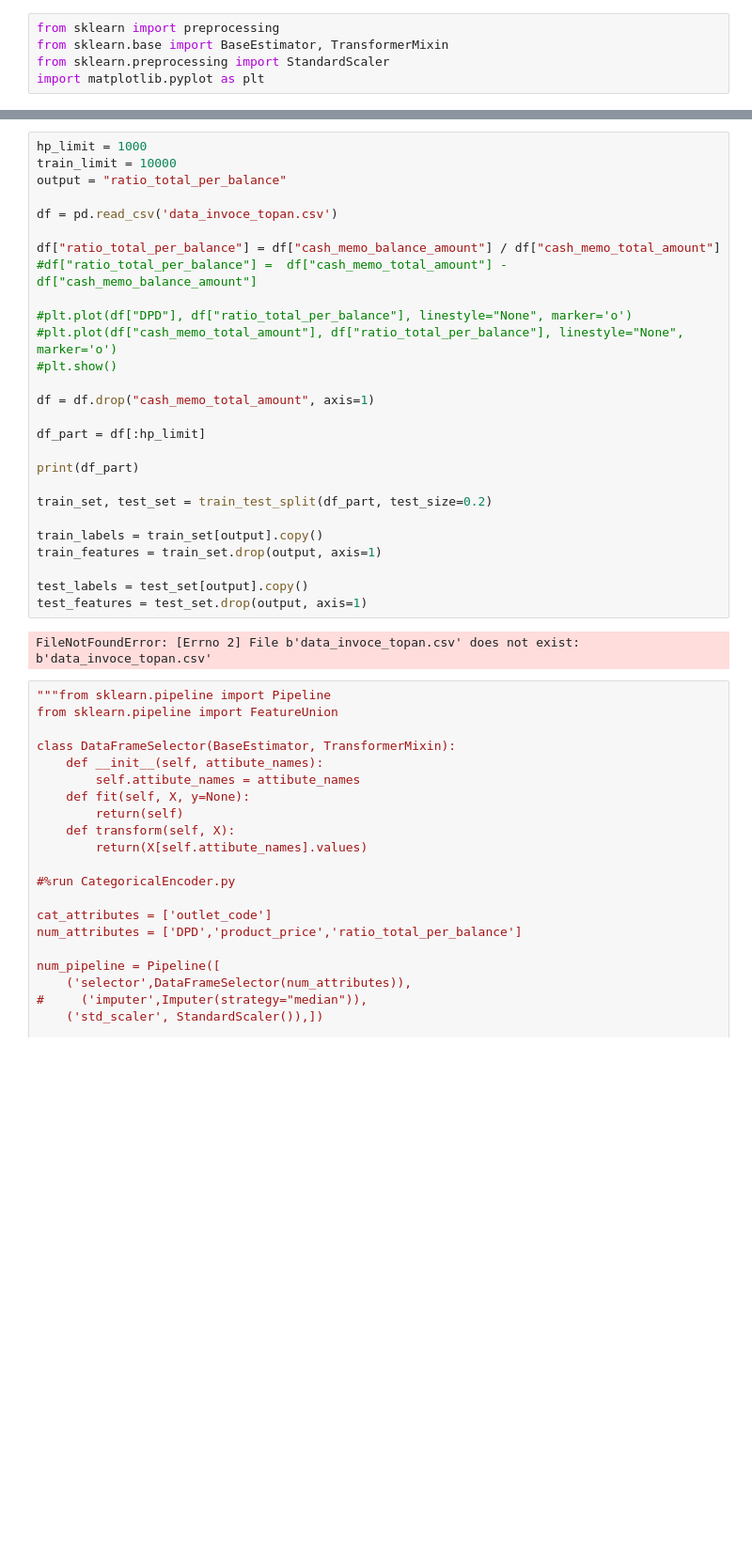
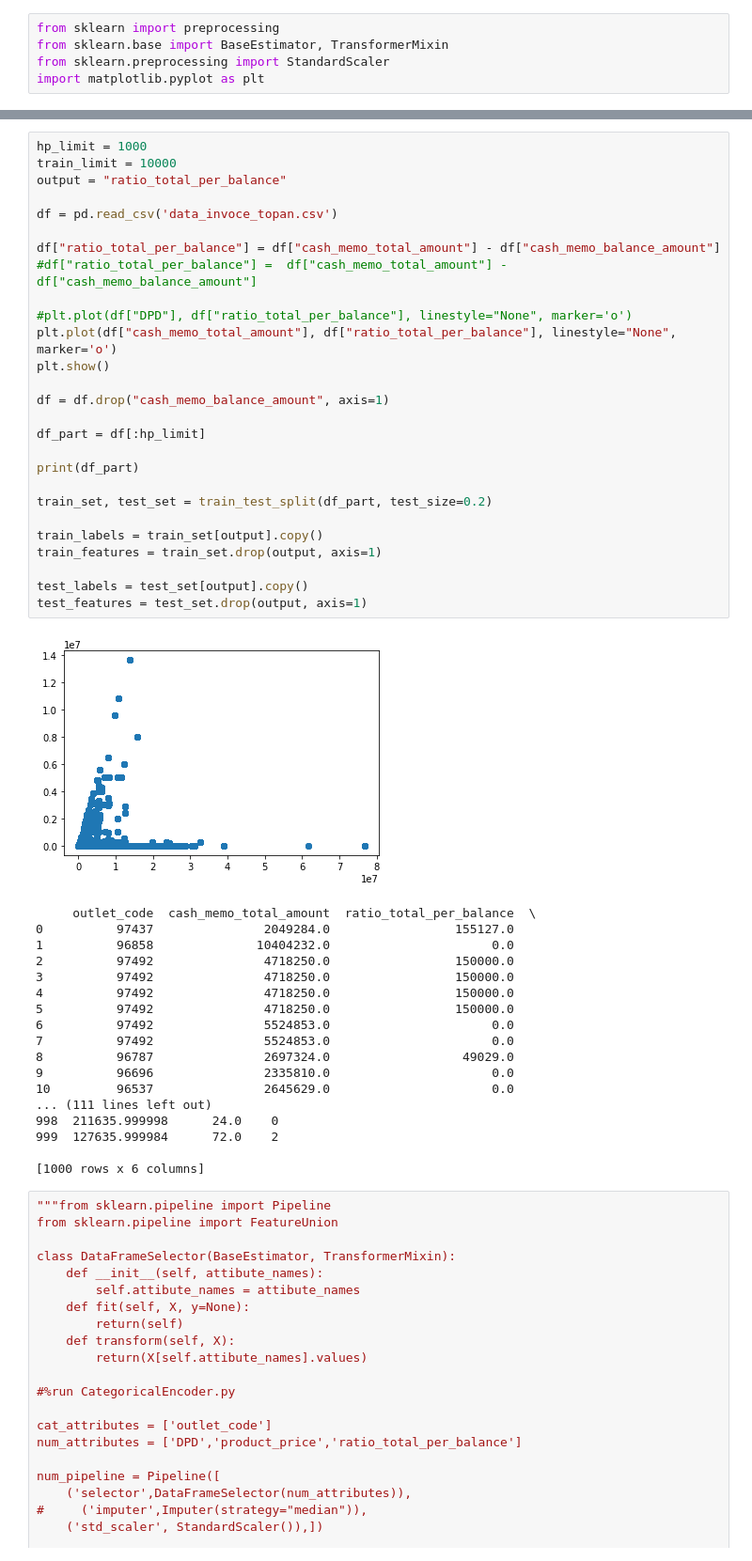
Before and after one commit to UnNamedPerson/CIS-242-HW7-Final-Project, a Jupyter notebook: Final-Project-Final.ipynb, the cells around one changed output, grey strips where cells are left out. Shown at 94% size. Drawn from its saved outputs; the diff is of its cells as text; blank space fills up the shorter version.

```diff
--- a/Final-Project-Final.ipynb
+++ b/Final-Project-Final.ipynb
@@ -19,32 +23,49 @@ trained on 100k examples
 # %%
 hp_limit = 1000
 train_limit = 10000
 output = "ratio_total_per_balance"
 
 df = pd.read_csv('data_invoce_topan.csv')
 
-df["ratio_total_per_balance"] = df["cash_memo_balance_amount"] / df["cash_memo_total_amount"]
+df["ratio_total_per_balance"] = df["cash_memo_total_amount"] - df["cash_memo_balance_amount"]
 #df["ratio_total_per_balance"] =  df["cash_memo_total_amount"] - df["cash_memo_balance_amount"]
 
 #plt.plot(df["DPD"], df["ratio_total_per_balance"], linestyle="None", marker='o')
-#plt.plot(df["cash_memo_total_amount"], df["ratio_total_per_balance"], linestyle="None", marker='o')
-#plt.show()
+plt.plot(df["cash_memo_total_amount"], df["ratio_total_per_balance"], linestyle="None", marker='o')
+plt.show()
 
-df = df.drop("cash_memo_total_amount", axis=1)
+df = df.drop("cash_memo_balance_amount", axis=1)
 
 df_part = df[:hp_limit]
 
 print(df_part)
 
 train_set, test_set = train_test_split(df_part, test_size=0.2)
 
 train_labels = train_set[output].copy()
 train_features = train_set.drop(output, axis=1)
 
 test_labels = test_set[output].copy()
 test_features = test_set.drop(output, axis=1)
 # %% [output]
+[figure, added]
-FileNotFoundError: [Errno 2] File b'data_invoce_topan.csv' does not exist: b'data_invoce_topan.csv'
+     outlet_code  cash_memo_total_amount  ratio_total_per_balance  \
+0          97437               2049284.0                 155127.0
+1          96858              10404232.0                      0.0
+2          97492               4718250.0                 150000.0
+3          97492               4718250.0                 150000.0
+4          97492               4718250.0                 150000.0
+5          97492               4718250.0                 150000.0
+6          97492               5524853.0                      0.0
+7          97492               5524853.0                      0.0
+8          96787               2697324.0                  49029.0
+9          96696               2335810.0                      0.0
+10         96537               2645629.0                      0.0
+... (111 lines left out)
+998  211635.999998      24.0    0
+999  127635.999984      72.0    2
+
+[1000 rows x 6 columns]
 # %%
 """from sklearn.pipeline import Pipeline
 from sklearn.pipeline import FeatureUnion
```
Also changed, not shown: parts of 5 cells of this notebook, 4 other files.
